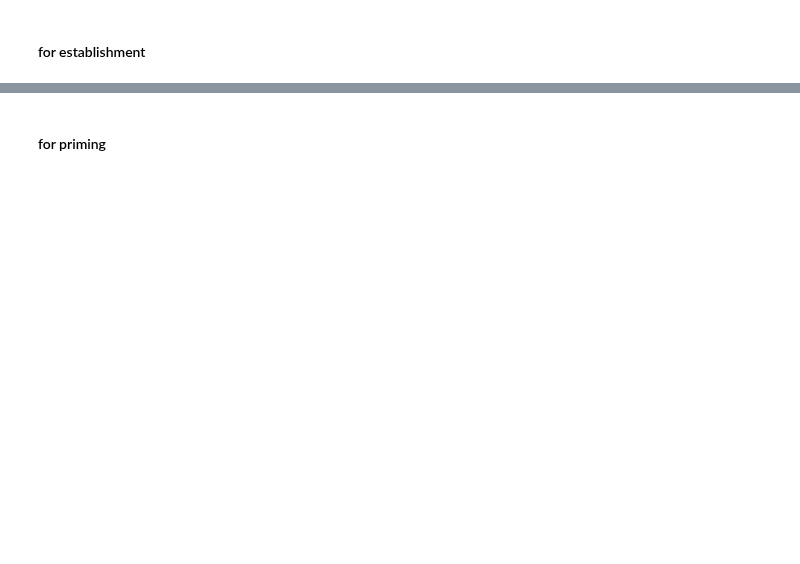
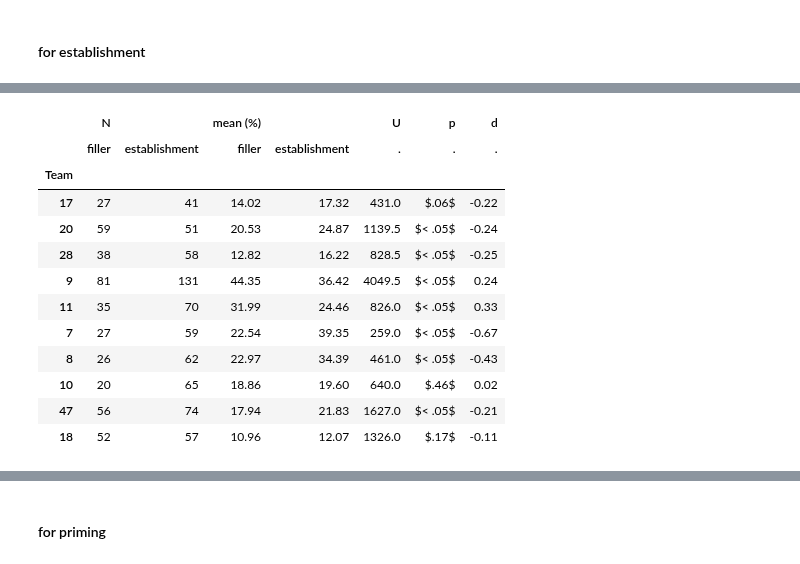
Before and after one commit to chili-epfl/justhink-alignment-analysis, a Jupyter notebook: tools/7_test_the_hypotheses.ipynb, the cells around one changed output, grey strips where cells are left out. Cells and saved outputs as stored; diff of their text form; code cells hidden in the pictures; blank space fills up the shorter version.

Commit message:
Improve H1.1 time plot, Print H1.2 filler vs establishment and alignment tables in LaTeX

```diff
--- a/tools/7_test_the_hypotheses.ipynb
+++ b/tools/7_test_the_hypotheses.ipynb
@@ -543,13 +546,13 @@ eww 1 0.1 0.30
 # %% [markdown]
 #### for establishment
 # %%
-routine_df = routine_dfs[team_no]
+# routine_df = routine_dfs[team_no]
 
-# # filter for the fillers of this team.
-# df = corpus_dfs[team_no].copy()
-# df = df[df.subject.isin(['A', 'B'])]
-# filler_df = df[df.n_fillers > 0]
-df = tokens_dfs[team_no]
-filler_df = df[df.is_filler]
+# # # filter for the fillers of this team.
+# # df = corpus_dfs[team_no].copy()
+# # df = df[df.subject.isin(['A', 'B'])]
+# # filler_df = df[df.n_fillers > 0]
+# df = tokens_dfs[team_no]
+# filler_df = df[df.is_filler]
 
-filler_df.head()
+# filler_df.head()
@@ -573,6 +561,25 @@ routine_df.head()
 # %%
-def check_mannwhitneyu_and_cliffsdelta(routine_col, filler_col, verbose=True):
-    for team_no in learn_df.T.sort_values('learn (%)').index:
+def check_mannwhitneyu_and_cliffsdelta(filler_col, routine_col,
+                                       n1='filler',
+                                       n2='establishment',
+                                       verbose=True):
+    n1_col = 'N_{}'.format(n1)
+    n2_col = 'N_{}'.format(n2)
+    m1_col = 'mean (%)_{}'.format(n1)
+    m2_col = 'mean (%)_{}'.format(n2)
+    data = {
+        'Team': [],
+        n1_col: [], n2_col: [],
+        m1_col: [], m2_col: [],
+        'U': [],
+        'p': [],
+        'd': [],
+    }
+
+    order = learn_df.T.sort_values('learn (%)').index
+    order = [int(t) for t in perf_order]
+
+    for team_no in order:
         routine_df = routine_dfs[team_no]
 
         # # filter for the fillers of this team.
@@ -581,7 +588,6 @@ def check_mannwhitneyu_and_cliffsdelta(routine_col, filler_col, verbose=True):
         # filler_df = df[df.n_fillers > 0]
         df = tokens_dfs[team_no]
         filler_df = df[df.is_filler]
-
 
         x = filler_df[filler_col].values
         y = routine_df[routine_col].values
@@ -602,6 +608,32 @@ def check_mannwhitneyu_and_cliffsdelta(routine_col, filler_col, verbose=True):
             s += r' \\'
             print(s)
 
+        data['Team'].append(team_no)
+        data[n1_col].append(len(x))
+        data[n2_col].append(len(y))
+        data[m1_col].append('{:.2f}'.format(x.mean()/60))
+        data[m2_col].append('{:.2f}'.format(y.mean()/60))
+        data['U'].append(u)
+        data['p'].append('< .05' if pvalue <
+                         0.05 else '{:.2f}'.format(pvalue).lstrip('0'))
+        data['d'].append('{:.2f}'.format(d))
+
+    data_df = pd.DataFrame.from_dict(data)
+    data_df.set_index('Team', inplace=True)
+
+    data_df['p'] = [r'${}$'.format(p) for p in data_df['p']]
+
+    idx = data_df.columns.str.split('_', expand=True)
+    idx = list(idx)
+    for i, (level0, level1) in enumerate(idx):
+        # print(level1)
+        if type(level1) is not str and math.isnan(level1):
+            idx[i] = (level0, '.')
+    idx = pd.MultiIndex.from_tuples(idx)
+    data_df.columns = idx
+
+    data_df = data_df.loc[order]
+    return data_df
 #         return routine_df, filler_df
 #         break
 
@@ -614,7 +646,9 @@ print('filler positions vs.\ establishment positions (sorted by increasing learn
 # routine_col, filler_col = 'scaled_establish_time', 'scaled_end'
 
 routine_col, filler_col = 'establish_token', 'token_no'
-check_mannwhitneyu_and_cliffsdelta(routine_col, filler_col)
+data_df = check_mannwhitneyu_and_cliffsdelta(
+    filler_col, routine_col, n2='establishment')
+data_df
 # %% [output]
 U is the Mann–Whitney U test statistic, where p \< 0.05 indicates that the groups are statistically significantly different
 Cliff's delta \> 0 indicates filler times (or equivalently utterance positions) larger than establishment times. \< otherwise.
@@ -631,0 +666,13 @@ For Team 11: $U =  826.0$, $p < .05$, $\text{Cliff's delta} = 0.33$ \\
+|  | N |  | mean (%) |  | U | p | d |
+|  | filler | establishment | filler | establishment | . | . | . |
+| Team |  |  |  |  |  |  |  |
+| 17 | 27 | 41 | 14.02 | 17.32 | 431.0 | $.06$ | -0.22 |
+| 20 | 59 | 51 | 20.53 | 24.87 | 1139.5 | $< .05$ | -0.24 |
+| 28 | 38 | 58 | 12.82 | 16.22 | 828.5 | $< .05$ | -0.25 |
+| 9 | 81 | 131 | 44.35 | 36.42 | 4049.5 | $< .05$ | 0.24 |
+| 11 | 35 | 70 | 31.99 | 24.46 | 826.0 | $< .05$ | 0.33 |
+| 7 | 27 | 59 | 22.54 | 39.35 | 259.0 | $< .05$ | -0.67 |
+| 8 | 26 | 62 | 22.97 | 34.39 | 461.0 | $< .05$ | -0.43 |
+| 10 | 20 | 65 | 18.86 | 19.60 | 640.0 | $.46$ | 0.02 |
+| 47 | 56 | 74 | 17.94 | 21.83 | 1627.0 | $< .05$ | -0.21 |
+| 18 | 52 | 57 | 10.96 | 12.07 | 1326.0 | $.17$ | -0.11 |
```
Also changed, not shown: parts of 13 cells of this notebook, 2 other files.
